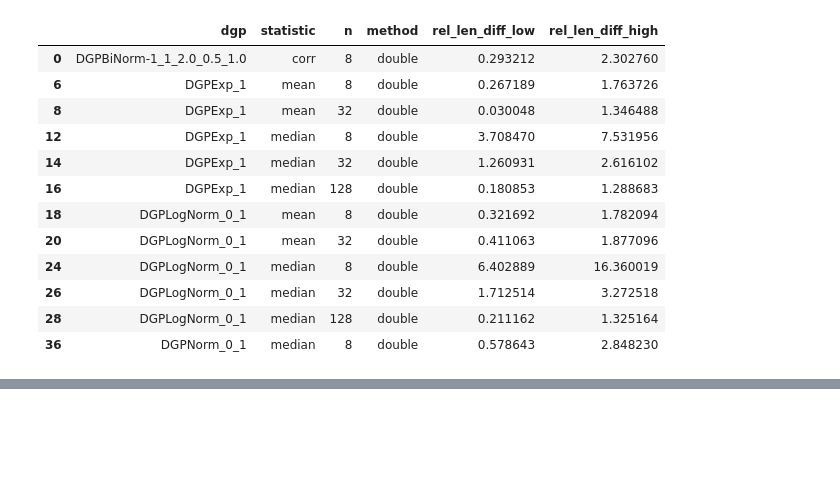
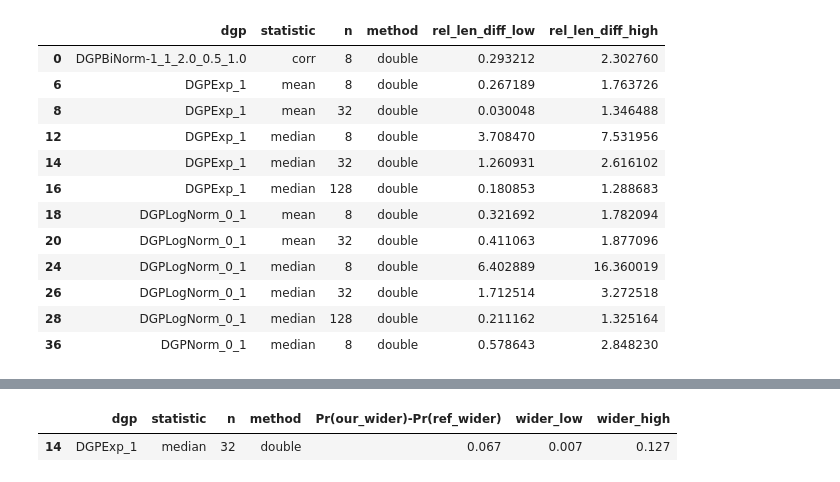
Before and after one commit to enejH04/bootstrap-inference, a Jupyter notebook: performance_validation/analysis.ipynb, the cells around one changed output, grey strips where cells are left out. Saved outputs shown, nothing was run; the diff lists cells and outputs as text; code cells hidden in the pictures; blank space fills up the shorter version.

```diff
--- a/performance_validation/analysis.ipynb
+++ b/performance_validation/analysis.ipynb
@@ -1073,7 +1075,8 @@ rel_len_diff_df[mask]
 # %%
 # This could be cause by prepivoting differences but the previous results might
 # be slightly misleading since a few large relative length differences due to
-# prepivoting might cause the mean to be larger.
+# prepivoting might cause the mean to be much larger. Now the question is: does
+# our library produce wider intervals more often than the reference library
 def diff_summary(x, metadata, tol=1e-12):
     wider = x > tol
     narrower = x < -tol
@@ -1089,6 +1092,7 @@ def diff_summary(x, metadata, tol=1e-12):
         "q90": x.quantile(0.90),
         "q95": x.quantile(0.95),
         "q99": x.quantile(0.99),
+        "Pr(our_wider)-Pr(ref_wider)": wider.mean() - narrower.mean(),
     }
 
 
@@ -1121,9 +1125,18 @@ two_sided_summary[two_sided_summary["method"] == "double"]
 | 38 | DGPNorm_0_1 | median | 32 | double | 0.475 | 0.033 | 0.492 | ... |
 | 40 | DGPNorm_0_1 | median | 128 | double | 0.484 | 0.006 | 0.510 | ... |
 # %%
-# Use the bootstrap to analyse the proportion of times our intervals are wider than reference
-# Consider it wider if it's above the tolerance
-length_df["wider"] = length_df["rel_len_diff"] > 1e-12
+# Let's analyze:
+# Pr(wider_our) - Pr(wider_ref) (Are our intervals probably wider than reference library ones)
+# using the bootstrap
+
+tol = 1e-12
+
+# -1: ref wider, 1: our wider, 0: both same width effectively
+length_df["wider"] = np.select(
+    [length_df["rel_len_diff"] < -tol, length_df["rel_len_diff"] > tol],
+    [-1, 1],
+    default=0,
+)
 
 proportion_results = []
 
@@ -1140,6 +1153,7 @@ for group_values, group_df in length_df.groupby(group_cols)["wider"]:
     )
 
     low, high = w_ci.confidence_interval
+    row["Pr(our_wider)-Pr(ref_wider)"] = np.mean(group_df)
     row["wider_low"] = low
     row["wider_high"] = high
 
@@ -1150,0 +1183,7 @@ results_wider[results_wider["method"] == "double"]
+# %%
+# Only the CI for Exponential(1) with n=32 doesn't contain 0
+mask = ~((results_wider["wider_low"] <= 0) & (results_wider["wider_high"] >= 0))
+results_wider[mask]
+# %% [output]
+|  | dgp | statistic | n | method | Pr(our_wider)-Pr(ref_wider) | wider_low | wider_high |
+| 14 | DGPExp_1 | median | 32 | double | 0.067 | 0.007 | 0.127 |
```
Also changed, not shown: parts of 10 cells of this notebook.
